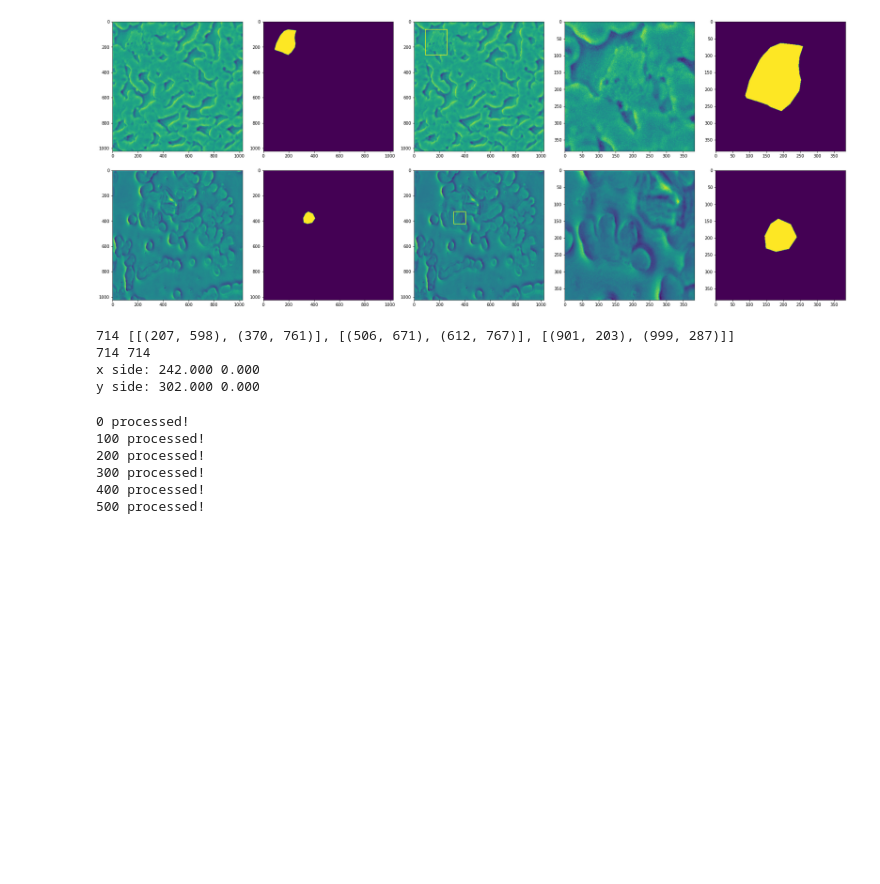
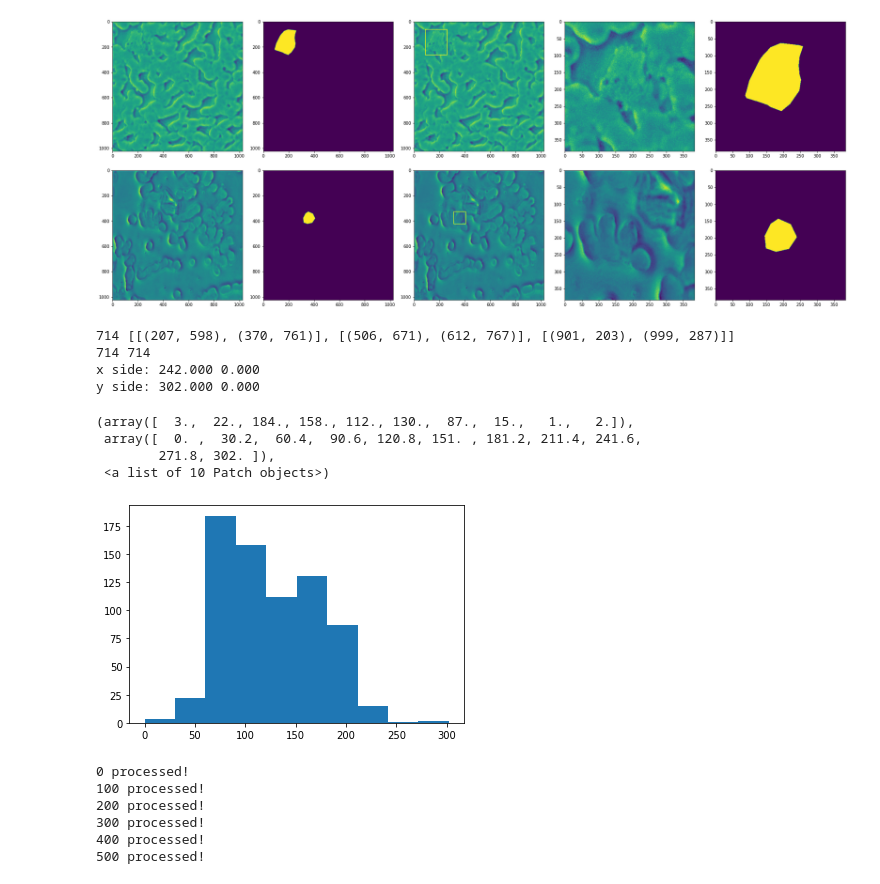
Before and after one commit to shenghh2015/cell_detection, a Jupyter notebook: wb_cells/image_process/prepare_crop.ipynb, the cells around one changed output. Drawn from its saved outputs; the diff is of its cells as text; code cells hidden in the pictures; blank space fills up the shorter version.

```diff
--- a/wb_cells/image_process/prepare_crop.ipynb
+++ b/wb_cells/image_process/prepare_crop.ipynb
@@ -95,23 +95,31 @@ for i in range(2):
 # %%
 # check the object sizes
 all_boxes = []
 for img_index, fn in enumerate(fns):
     box_file = box_dir + '/{}'.format(fns[img_index])
     boxes = read_boxes(box_file)
     all_boxes += boxes
 print(len(all_boxes), all_boxes[:3])
 xsizes, ysizes = [], []
 for box in all_boxes:
     xsizes.append(box[1][0]-box[0][0])
     ysizes.append(box[1][1]-box[0][1])
 print(len(xsizes), len(ysizes))
 print('x side: {:.3f} {:.3f}'.format(np.max(xsizes), np.min(xsizes)))
 print('y side: {:.3f} {:.3f}'.format(np.max(ysizes), np.min(ysizes)))
+# axs = plt.subplots(1,2,5)
+#plt.hist(xsizes)
+plt.hist(ysizes)
 # %% [output]
 714 [[(207, 598), (370, 761)], [(506, 671), (612, 767)], [(901, 203), (999, 287)]]
 714 714
 x side: 242.000 0.000
 y side: 302.000 0.000
+(array([  3.,  22., 184., 158., 112., 130.,  87.,  15.,   1.,   2.]),
+ array([  0. ,  30.2,  60.4,  90.6, 120.8, 151. , 181.2, 211.4, 241.6,
+        271.8, 302. ]),
+ <a list of 10 Patch objects>)
+[figure, added]
 # %%
 ''' Prepare crop datset for segmentaiton
 '''
```
Also changed, not shown: 5 other files.
